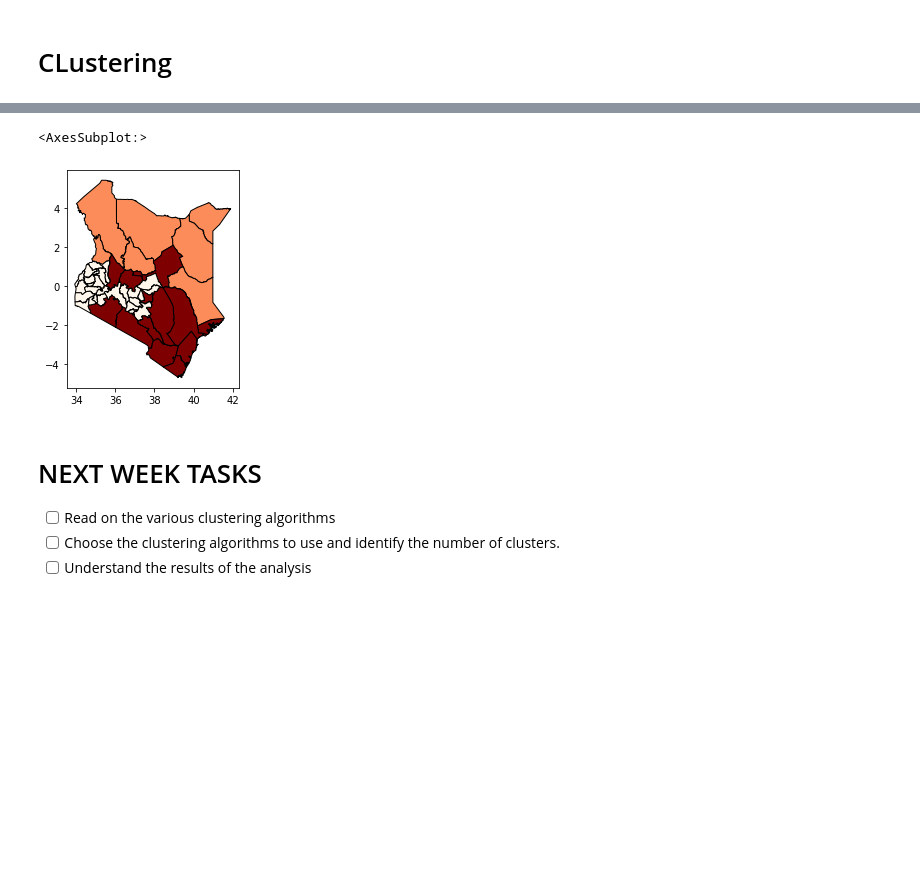
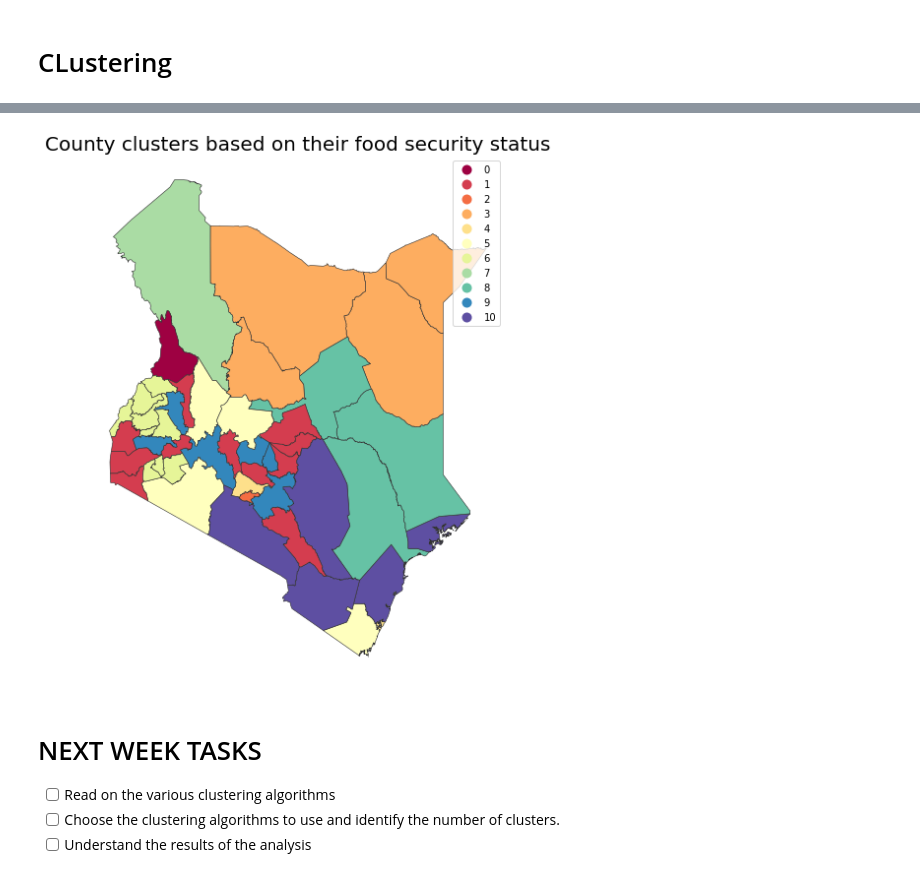
Before and after one commit to EvansKaranja/Food_security, a Jupyter notebook: Food Security.ipynb, the cells around one changed output, grey strips where cells are left out. Saved outputs shown, nothing was run; the diff lists cells and outputs as text; code cells hidden in the pictures; blank space fills up the shorter version.

Commit message:
updated the analysis

```diff
--- a/Food Security.ipynb
+++ b/Food Security.ipynb
@@ -157,0 +270,4 @@ accessibility_df.head()
+# %%
+availability = fs_df.availability.map(lambda p:p*-1)
+fs_df['availability']=availability
+fs_df.head()
@@ -175,0 +339,12 @@ utilization_df.head()
+# %%
+x = utilization_df.loc[:, utilization].values
+
+# Standardizing the features
+x = StandardScaler().fit_transform(x)
+
+# PCA Analysis
+pca = PCA(n_components=1)
+principalComponents = pca.fit_transform(x)
+principalComponents
+
+fs_df["utilization"]=principalComponents
@@ -198,3 +384,10 @@ stability_df
 # %%
-from sklearn.preprocessing import StandardScaler
-from sklearn.decomposition import PCA
+x = stability_df.loc[:, stability].values
+
+# Standardizing the features
+x = StandardScaler().fit_transform(x)
+
+# PCA Analysis
+pca = PCA(n_components=1)
+principalComponents = pca.fit_transform(x)
+fs_df["stability"]=principalComponents
@@ -305,11 +416,11 @@ food_security.head()
 # %%
 from sklearn.mixture import GaussianMixture
 # %%
-X=food_security[["availability","accessibility","stability","utilization"]]
-EM = GaussianMixture(n_components=3)
+X=fs_df[["availability","accessibility","stability","utilization"]]
+EM = GaussianMixture(n_components=11)
 
 EM.fit(X)
 
 cluster = EM.predict(X)
 # cluster
-food_security['cluster']=cluster
+fs_df['cluster']=cluster
@@ -316,8 +438,15 @@ food_security['cluster']=cluster
 # %%
-food_security.plot(column='cluster', cmap='OrRd', edgecolor='k')
+# fs_df.plot(column='cluster', cmap='OrRd', edgecolor='k');
+
+
+fig, ax = plt.subplots(1, figsize=(14,8))
+fs_df.plot(column='cluster', categorical=True, cmap='Spectral', linewidth=.6, edgecolor='0.2',
+         legend=True, ax=ax)
+ax.axis('off')
+ax.set_title('County clusters based on their food security status',fontsize=20)
+plt.tight_layout()
 # %% [output]
-<AxesSubplot:>
-[figure, old version]
+[figure, new version]
 # %% [markdown]
 # NEXT WEEK TASKS
 * [ ] Read on the various clustering algorithms
```
Also changed, not shown: parts of 57 cells of this notebook, 2 other files.
